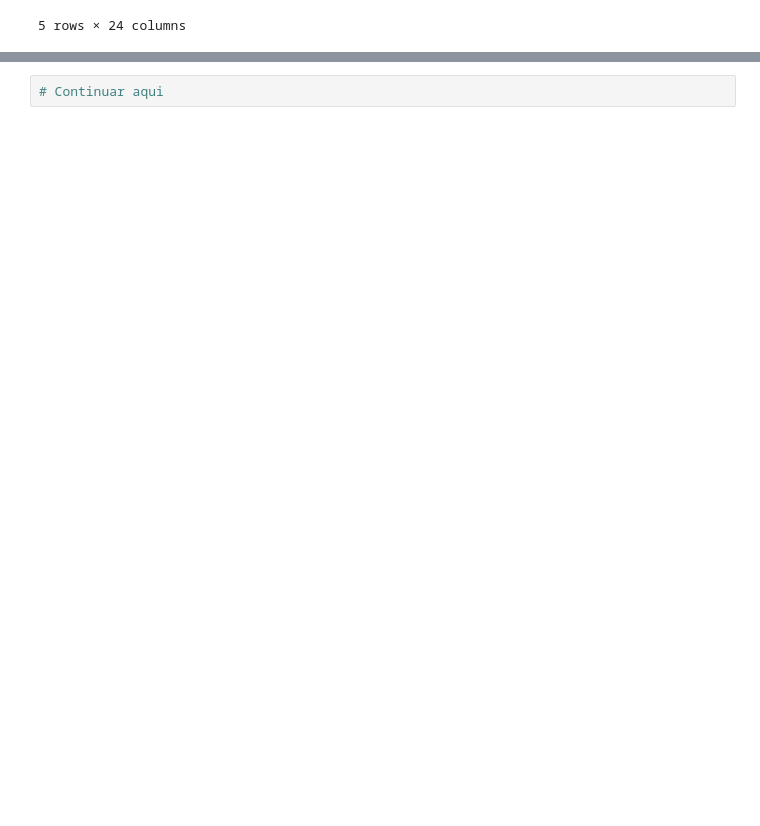
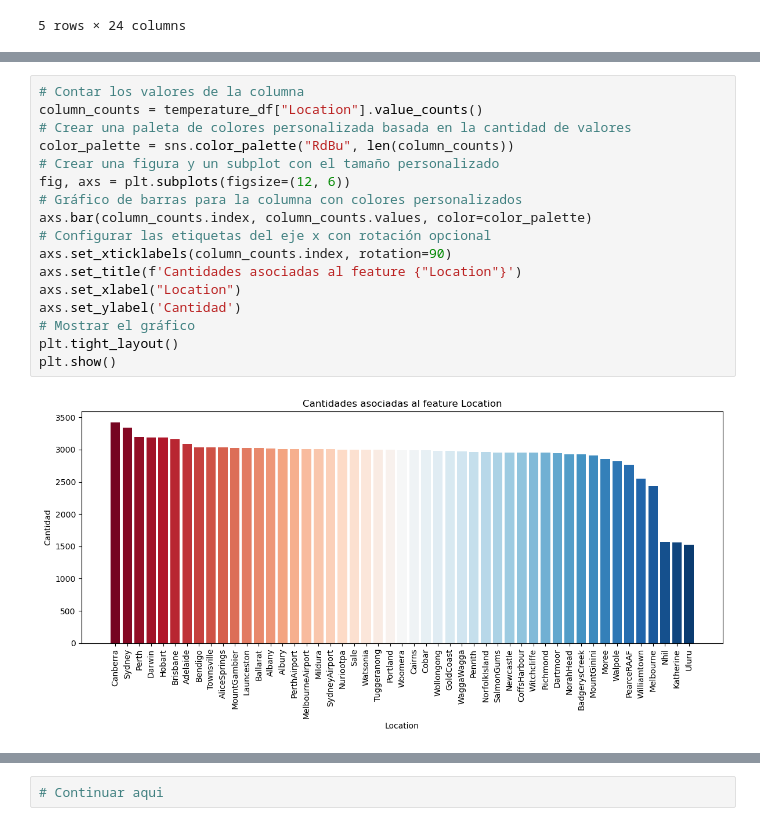
Before and after one commit to CristobalCabezas/datamining_duoc2024, a Jupyter notebook: ET/BIY7121_004V_ET_CristobalCabezas.ipynb, the cells around one changed output, grey strips where cells are left out. Cells and saved outputs as stored; diff of their text form; blank space fills up the shorter version.

```diff
--- a/ET/BIY7121_004V_ET_CristobalCabezas.ipynb
+++ b/ET/BIY7121_004V_ET_CristobalCabezas.ipynb
@@ -88,0 +159,19 @@ dtype: object
+# %%
+# Contar los valores de la columna
+column_counts = temperature_df["Location"].value_counts()
+# Crear una paleta de colores personalizada basada en la cantidad de valores
+color_palette = sns.color_palette("RdBu", len(column_counts))
+# Crear una figura y un subplot con el tamaño personalizado
+fig, axs = plt.subplots(figsize=(12, 6))
+# Gráfico de barras para la columna con colores personalizados
+axs.bar(column_counts.index, column_counts.values, color=color_palette)
+# Configurar las etiquetas del eje x con rotación opcional
+axs.set_xticklabels(column_counts.index, rotation=90)
+axs.set_title(f'Cantidades asociadas al feature {"Location"}')
+axs.set_xlabel("Location")
+axs.set_ylabel('Cantidad')
+# Mostrar el gráfico
+plt.tight_layout()
+plt.show()
+# %% [output]
+[figure, added]
```
Also changed, not shown: parts of 28 cells of this notebook.
